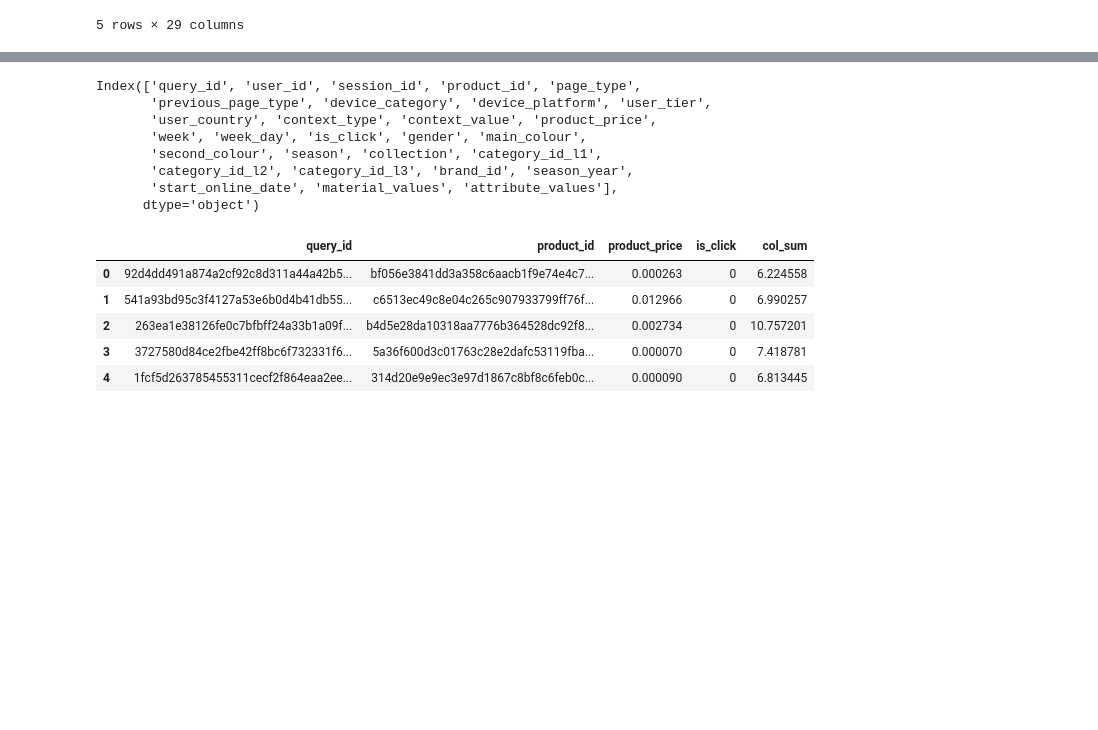
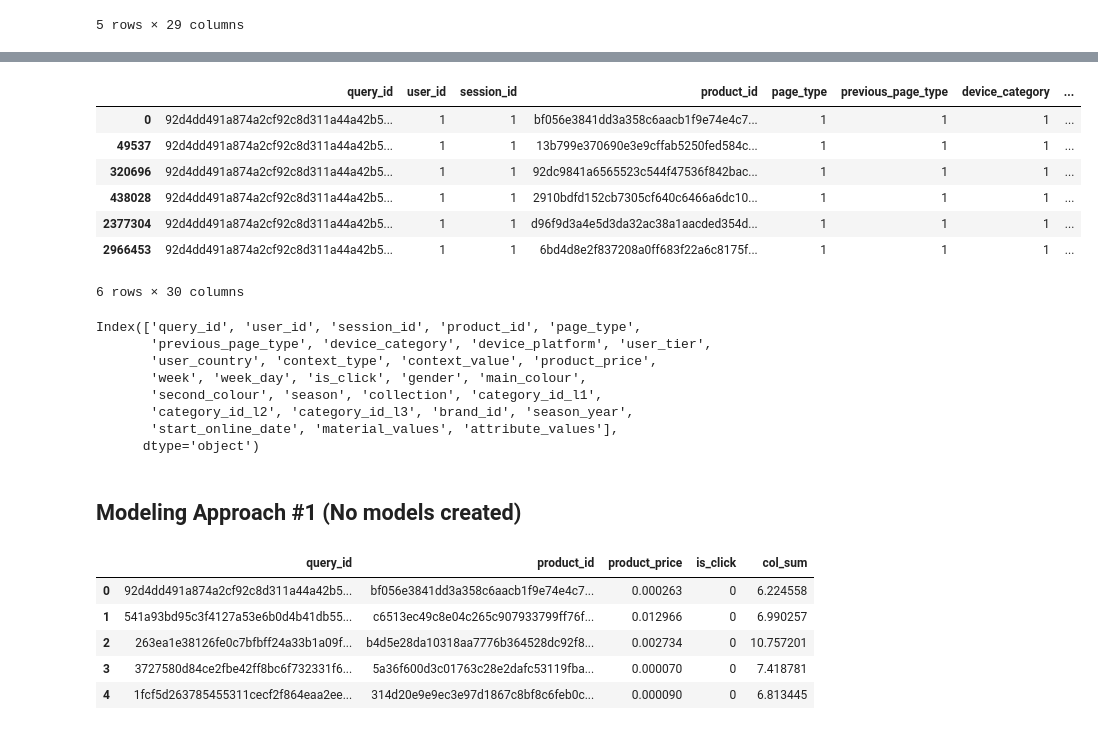
Before and after one commit to kashyapbarua/farfetch-recommendation-challenge, a Jupyter notebook: notebook_challenge.ipynb, the cells around one changed output, grey strips where cells are left out. Drawn from its saved outputs; the diff is of its cells as text; code cells hidden in the pictures; blank space fills up the shorter version.

```diff
--- a/notebook_challenge.ipynb
+++ b/notebook_challenge.ipynb
@@ -155,3 +174,14 @@ leftjoin_copy.head()
+# %%
+leftjoin_copy[leftjoin_copy['query_id'] == '92d4dd491a874a2cf92c8d311a44a42b597c64a5ede23dea7a1ecf71da6ab0aa']
+# %% [output]
+|  | query_id | user_id | session_id | product_id | page_type | previous_page_type | device_category | ... |
+| 0 | 92d4dd491a874a2cf92c8d311a44a42b5... | 1 | 1 | bf056e3841dd3a358c6aacb1f9e74e4c7... | 1 | 1 | 1 | ... |
+| 49537 | 92d4dd491a874a2cf92c8d311a44a42b5... | 1 | 1 | 13b799e370690e3e9cffab5250fed584c... | 1 | 1 | 1 | ... |
+| 320696 | 92d4dd491a874a2cf92c8d311a44a42b5... | 1 | 1 | 92dc9841a6565523c544f47536f842bac... | 1 | 1 | 1 | ... |
+| 438028 | 92d4dd491a874a2cf92c8d311a44a42b5... | 1 | 1 | 2910bdfd152cb7305cf640c6466a6dc10... | 1 | 1 | 1 | ... |
+| 2377304 | 92d4dd491a874a2cf92c8d311a44a42b5... | 1 | 1 | d96f9d3a4e5d3da32ac38a1aacded354d... | 1 | 1 | 1 | ... |
+| 2966453 | 92d4dd491a874a2cf92c8d311a44a42b5... | 1 | 1 | 6bd4d8e2f837208a0ff683f22a6c8175f... | 1 | 1 | 1 | ... |
+6 rows × 30 columns
 # %%
 leftjoin_copy.columns
 # %% [output]
@@ -163,6 +193,8 @@ Index(['query_id', 'user_id', 'session_id', 'product_id', 'page_type',
        'category_id_l2', 'category_id_l3', 'brand_id', 'season_year',
        'start_online_date', 'material_values', 'attribute_values'],
       dtype='object')
+# %% [markdown]
+## Modeling Approach #1 (No models created)
 # %%
 # Trial modeling with sample columns
 
```
Also changed, not shown: parts of 24 cells of this notebook.
